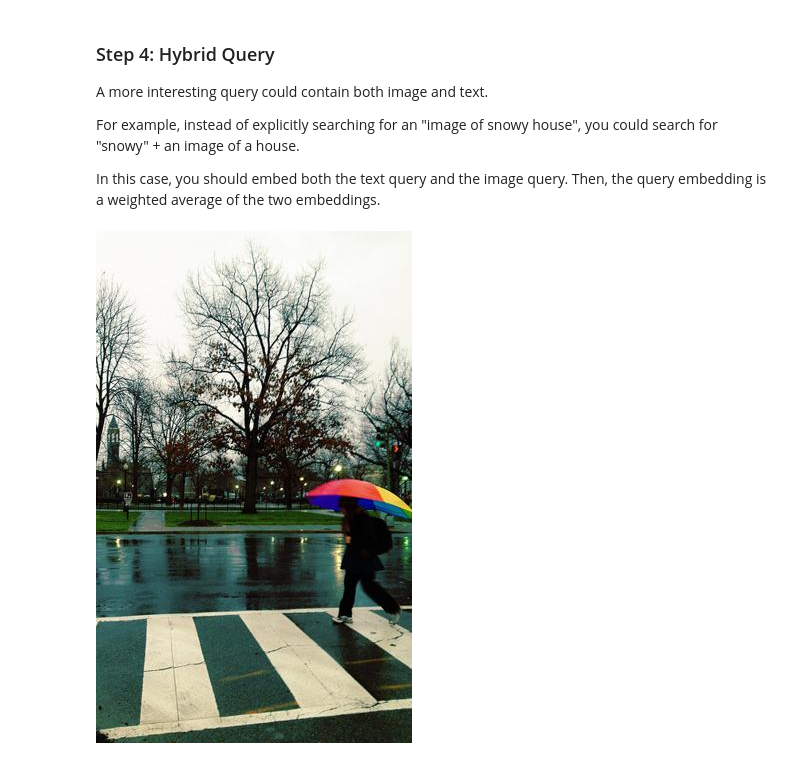
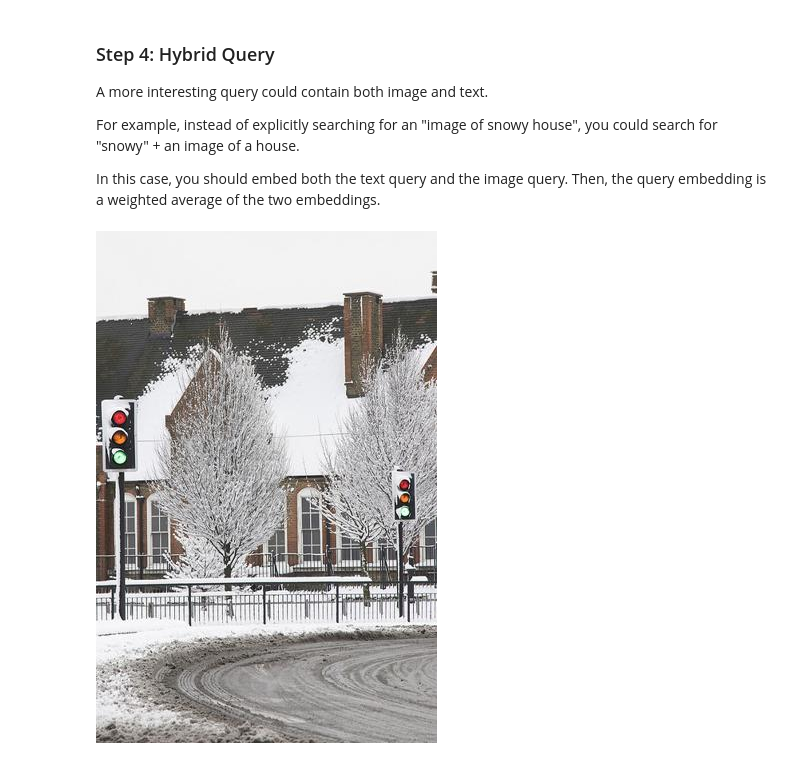
Before and after one commit to gracedes/gracedes-assignment-10, a Jupyter notebook: CS506_assignment10.ipynb, the cells around one changed output. Cells and saved outputs as stored; diff of their text form; code cells hidden in the pictures.

```diff
--- a/CS506_assignment10.ipynb
+++ b/CS506_assignment10.ipynb
@@ -200,18 +198,18 @@ In this case, you should embed both the text query and the image query. Then, th
 # %%
 from PIL import Image
 
 image = preprocess(Image.open("house.jpg")).unsqueeze(0)
 image_query = F.normalize(model.encode_image(image))
-text = tokenizer(["rainy day"])
+text = tokenizer(["snowy"])
 text_query = F.normalize(model.encode_text(text))
 
 lam  = 0.75 # tune this
 
 query = F.normalize(lam * text_query + (1.0 - lam) * image_query)
 
 impath = 'coco_images_resized/' + df.loc[(df['embedding'].apply(lambda x: F.cosine_similarity(query, torch.tensor(x).unsqueeze(0)).item())).idxmax()]['file_name']
 
 from IPython.display import Image
 Image(filename=impath)
 # %% [output]
-[figure, old version]
+[figure, new version]
```
Also changed, not shown: parts of 1 cell of this notebook, 7 other files.
